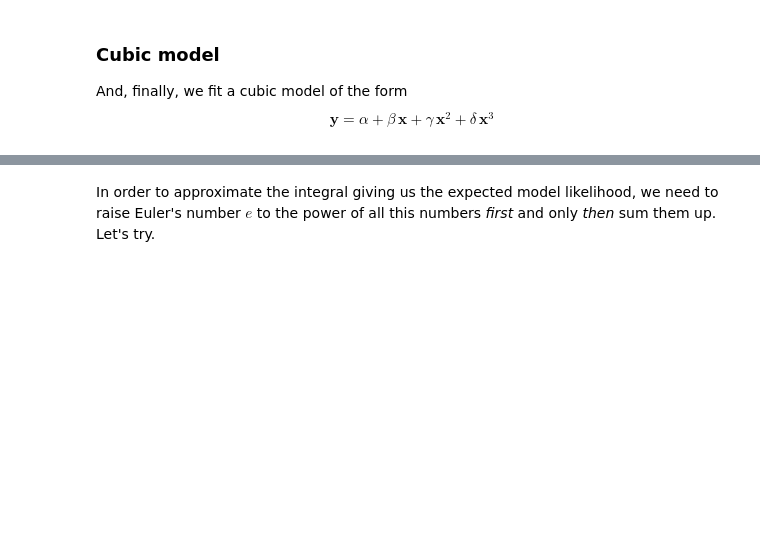
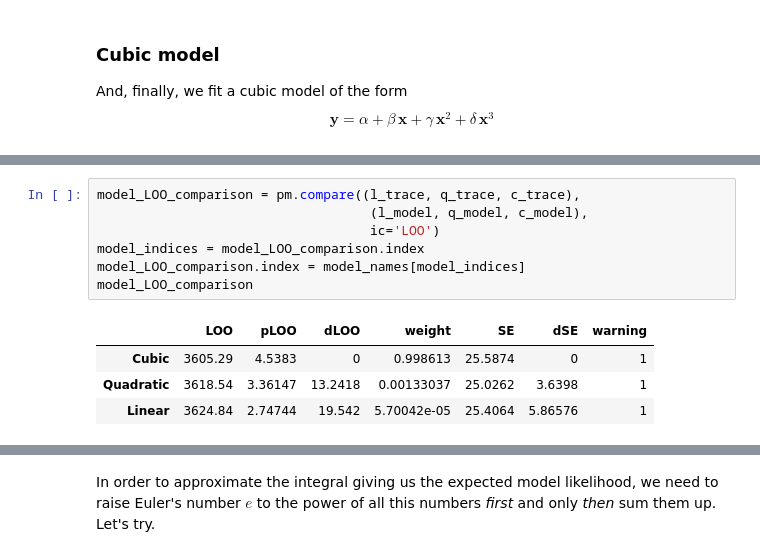
Before and after one commit to yedivanseven/Bayesian, a Jupyter notebook: ModelSelection.ipynb, the cells around one changed output, grey strips where cells are left out. Saved outputs shown, nothing was run; the diff lists cells and outputs as text; blank space fills up the shorter version.

```diff
--- a/ModelSelection.ipynb
+++ b/ModelSelection.ipynb
@@ -144,0 +210,12 @@ Interrupted at 10,200 [5%]: Average Loss = 1,910.9
+# %%
+model_LOO_comparison = pm.compare((l_trace, q_trace, c_trace),
+                                   (l_model, q_model, c_model),
+                                   ic='LOO')
+model_indices = model_LOO_comparison.index
+model_LOO_comparison.index = model_names[model_indices]
+model_LOO_comparison
+# %% [output]
+|  | LOO | pLOO | dLOO | weight | SE | dSE | warning |
+| Cubic | 3605.29 | 4.5383 | 0 | 0.998613 | 25.5874 | 0 | 1 |
+| Quadratic | 3618.54 | 3.36147 | 13.2418 | 0.00133037 | 25.0262 | 3.6398 | 1 |
+| Linear | 3624.84 | 2.74744 | 19.542 | 5.70042e-05 | 25.4064 | 5.86576 | 1 |
```
Also changed, not shown: parts of 21 cells of this notebook.
